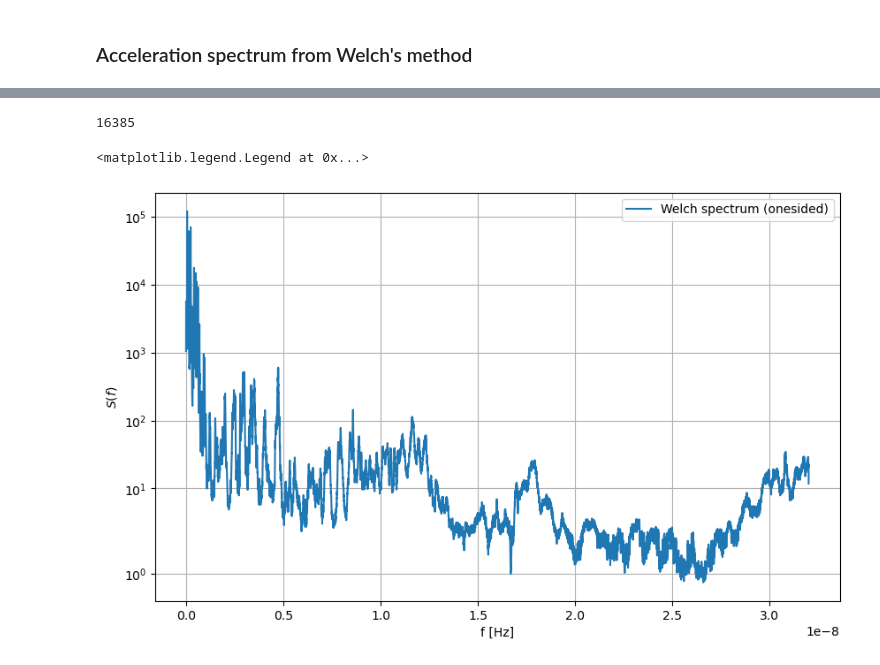
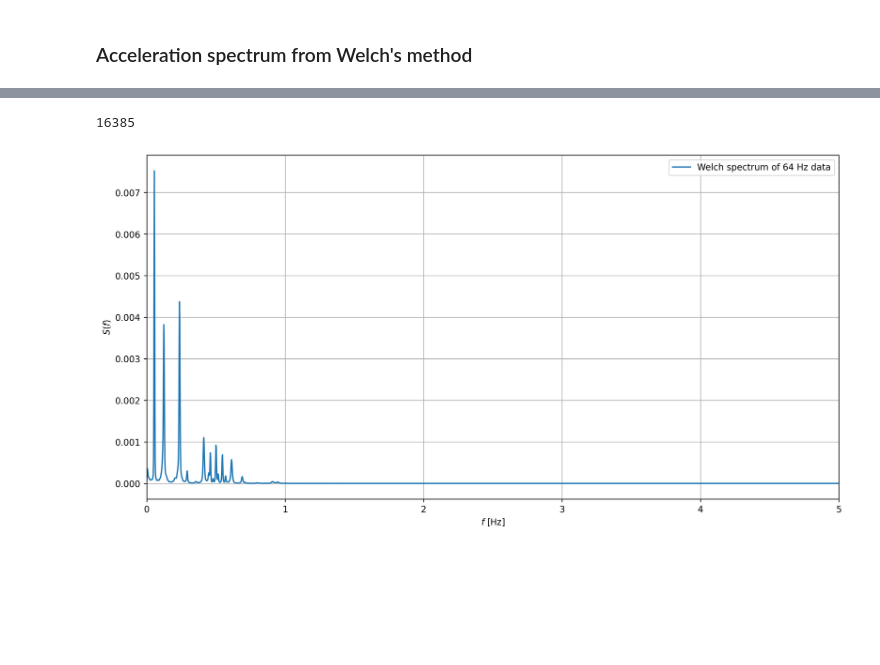
Before and after one commit to emilnebb/AOMA_Halogaland, a Jupyter notebook: data_exploration/acceleration_exploration.ipynb, the cells around one changed output, grey strips where cells are left out. Cells and saved outputs as stored; diff of their text form; code cells hidden in the pictures; blank space fills up the shorter version.

Commit message:
Adding low pass filter

```diff
--- a/data_exploration/acceleration_exploration.ipynb
+++ b/data_exploration/acceleration_exploration.ipynb
@@ -21,16 +40,2 @@ plt.show()
 # %% [markdown]
 ### Fourier transform to investigate the frequncy content
-# %%
-import matplotlib as mpl
-mpl.rcParams['agg.path.chunksize'] = 10000
-
-acc_fft = np.fft.fft(acc['1y'])
-freq = np.fft.fftfreq(acc['timestamp'].shape[-1])
-print(len(freq))
-plt.plot(freq, acc_fft.real)
-plt.xlabel("f [Hz]")
-plt.ylabel("acceleration amplitude")
-plt.xlim([0, 0.5])
-plt.yscale('symlog')
-plt.grid()
-plt.show()
@@ -41,0 +148,17 @@ plt.show()
+# %%
+filter_order = 6
+cutoff_frequency = 1
+
+sampling_frequency = 1/dt
+print(sampling_frequency)
+
+sos = signal.butter(filter_order,cutoff_frequency,"low", fs=sampling_frequency, output='sos')
+
+filtered_acc = signal.sosfilt(sos, acc['1y'])
+
+plt.figure(figsize=(15, 8), dpi=80)
+plt.plot(acc['timestamp'], filtered_acc)
+plt.xlabel('$t [s]$')
+plt.ylabel('$a [m/s^2]$')
+plt.grid()
+plt.show()
@@ -42,25 +179,24 @@ plt.show()
 # %%
 Ndivisions=100 # Number of divisions of the time series (total segments)
 Nwindow=np.ceil(len(acc['timestamp'])/Ndivisions) # Length of window/segment
 
 Nfft_pow2 = 2**(np.ceil(np.log2(Nwindow))) # Next power of 2 for zero padding
 dt=acc['timestamp'][1]-acc['timestamp'][0] # Time step
 
 # Call welch from scipy signal processing
-f, Sx_welch_temp=scipy.signal.welch(acc['1y'], fs=1/dt, window='hann', nperseg=Nwindow, noverlap=None, nfft=Nfft_pow2, detrend='constant', return_onesided=True, scaling='density', axis=- 1, average='mean')
-
+f, Sx_welch=signal.welch(filtered_acc, fs=1/dt, window='hann', nperseg=Nwindow, noverlap=None, nfft=Nfft_pow2, detrend='constant', return_onesided=True, scaling='density', axis=- 1, average='mean')
 
 print(len(f))
 # Plot and compare with exact solution
-plt.figure(figsize=(10,6))
-#plt.plot(w,Sx,'-' ,label = 'Exact spectrum (onesided)')
-plt.plot(f,Sx_welch_temp ,label = 'Welch spectrum (onesided)')
-plt.xlabel('f [Hz]')
+plt.figure(figsize=(14,7), dpi= 250)
+plt.plot(f,Sx_welch,label = 'Welch spectrum of 64 Hz data')
+plt.xlabel('$f$ [Hz]')
 plt.ylabel('$S(f)$')
-plt.yscale('symlog')
+#plt.yscale('symlog')
+plt.xlim([0,5])
 plt.grid()
 plt.legend()
+plt.savefig("welch_acceleration_freq_0-5_Hz.jpg")
 # %% [output]
 16385
-<matplotlib.legend.Legend at 0x...>
-[figure, old version]
+[figure, new version]
```
Also changed, not shown: parts of 20 cells of this notebook, 4 other files.
